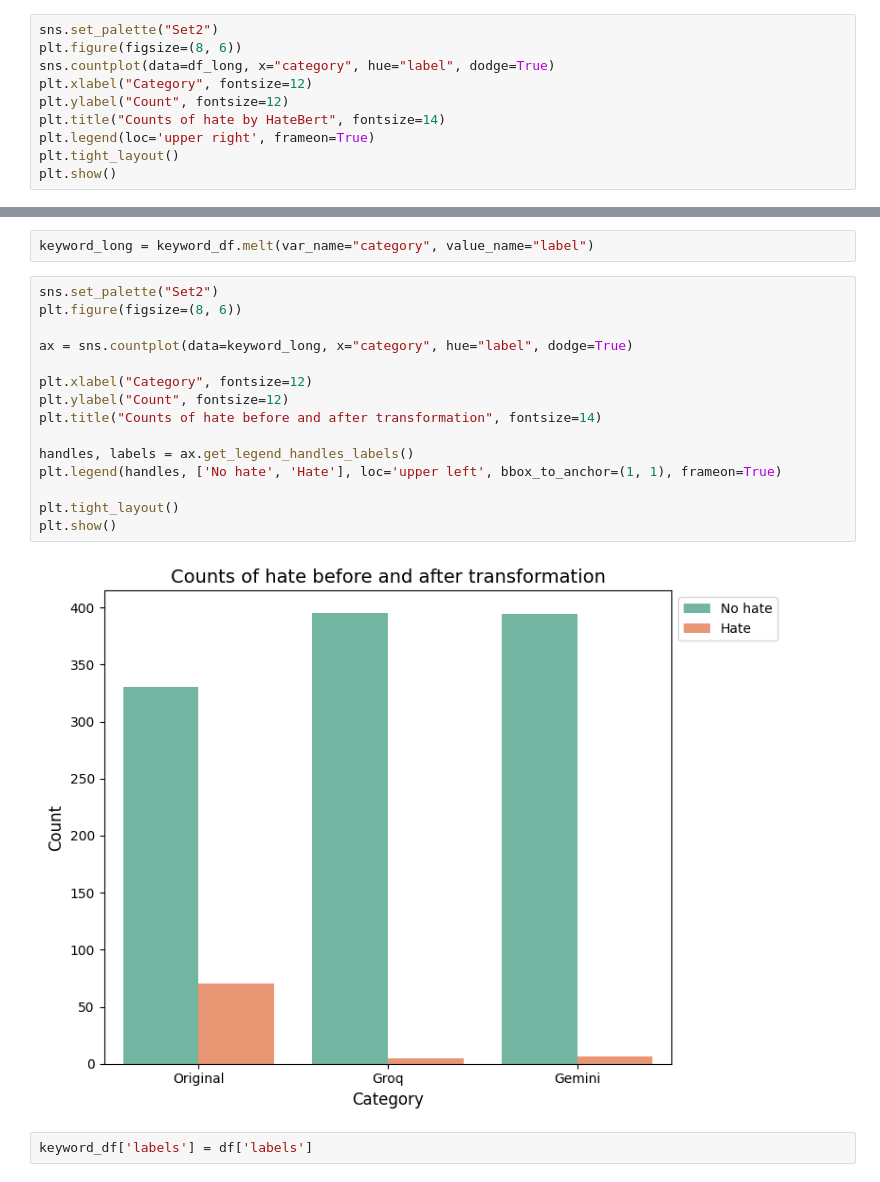
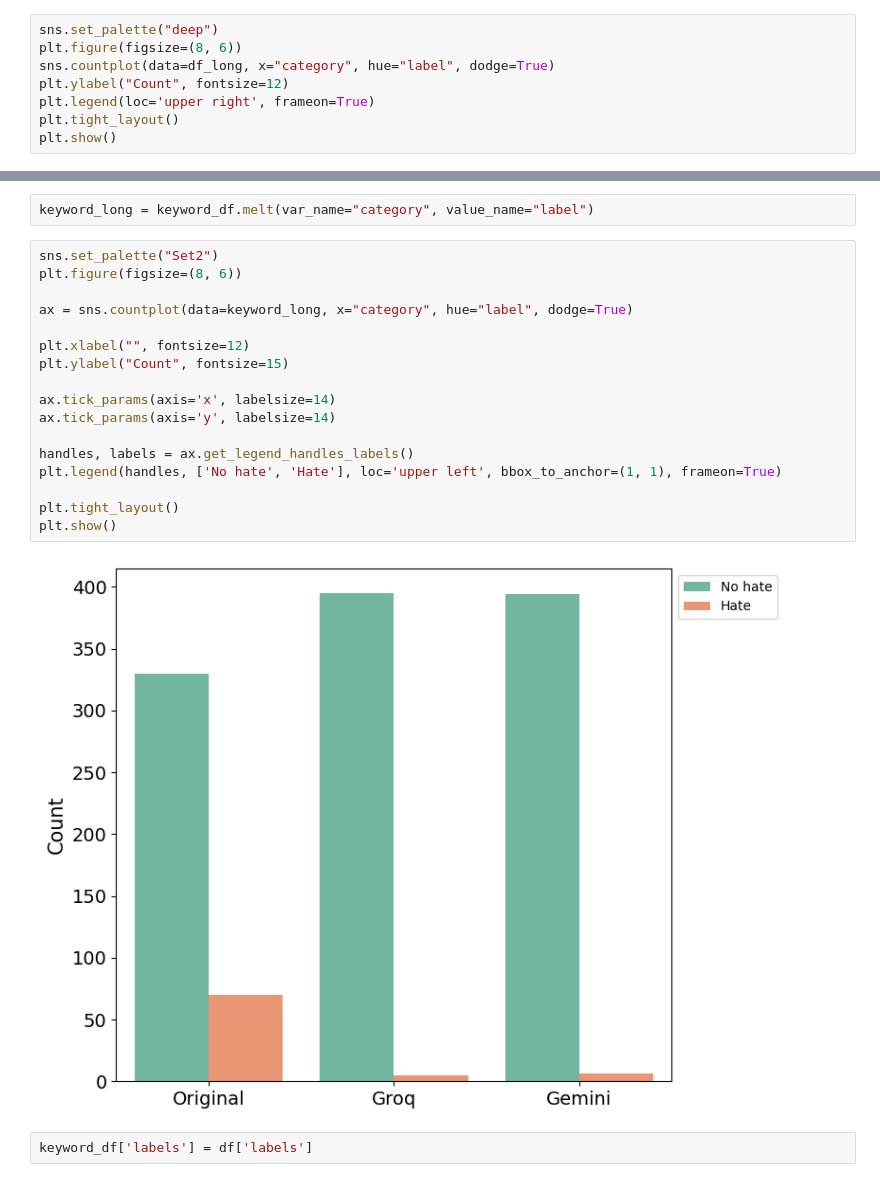
Before and after one commit to pinglainstitute/LLM-reviewtransformation, a Jupyter notebook: Notebooks/Twitter/twitter_transform.ipynb, the cells around one changed output, grey strips where cells are left out. Saved outputs shown, nothing was run; the diff lists cells and outputs as text.

```diff
--- a/Notebooks/Twitter/twitter_transform.ipynb
+++ b/Notebooks/Twitter/twitter_transform.ipynb
@@ -428,12 +428,10 @@ df_long['category'] = df_long['category'].replace({
     'after_hatebert_pred_gemini': 'Gemini'
 })
 # %%
-sns.set_palette("Set2")
+sns.set_palette("deep")
 plt.figure(figsize=(8, 6))
 sns.countplot(data=df_long, x="category", hue="label", dodge=True)
-plt.xlabel("Category", fontsize=12)
 plt.ylabel("Count", fontsize=12)
-plt.title("Counts of hate by HateBert", fontsize=14)
 plt.legend(loc='upper right', frameon=True)
 plt.tight_layout()
 plt.show()
@@ -502,20 +500,22 @@ keyword_long = keyword_df.melt(var_name="category", value_name="label")
 # %%
 sns.set_palette("Set2")
 plt.figure(figsize=(8, 6))
 
 ax = sns.countplot(data=keyword_long, x="category", hue="label", dodge=True)
 
-plt.xlabel("Category", fontsize=12)
-plt.ylabel("Count", fontsize=12)
-plt.title("Counts of hate before and after transformation", fontsize=14)
+plt.xlabel("", fontsize=12)
+plt.ylabel("Count", fontsize=15)
+
+ax.tick_params(axis='x', labelsize=14)
+ax.tick_params(axis='y', labelsize=14)
 
 handles, labels = ax.get_legend_handles_labels()
 plt.legend(handles, ['No hate', 'Hate'], loc='upper left', bbox_to_anchor=(1, 1), frameon=True)
 
 plt.tight_layout()
 plt.show()
 # %% [output]
-[figure, old version]
+[figure, new version]
 # %%
 keyword_df['labels'] = df['labels']
 # %%
```
Also changed, not shown: parts of 2 cells of this notebook, 3 other files.
